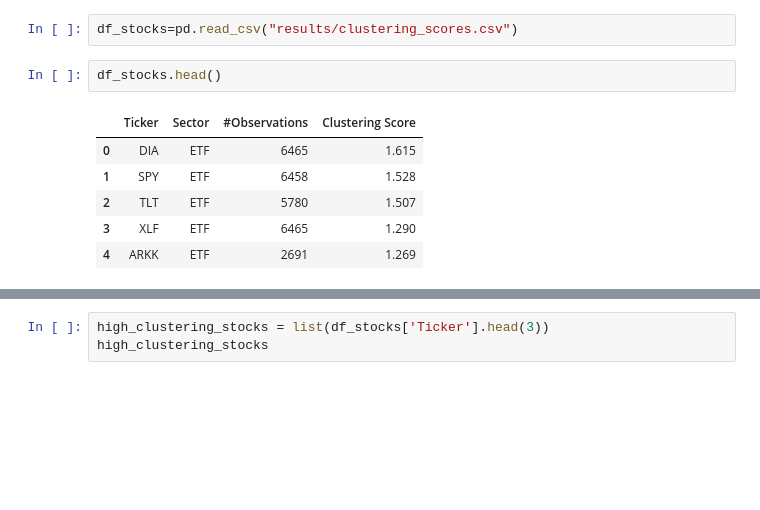
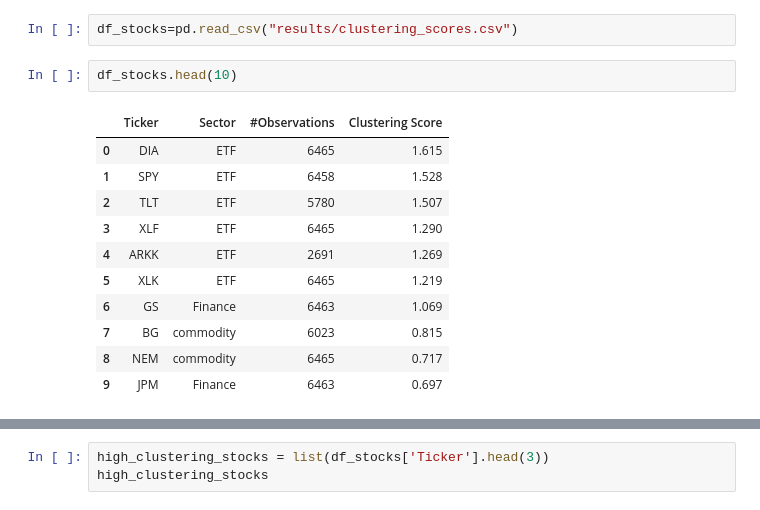
Before and after one commit to sushmita212/Stock_Volatility_Forecasting, a Jupyter notebook: GARCH_preliminary_tests.ipynb, the cells around one changed output, grey strips where cells are left out. Saved outputs shown, nothing was run; the diff lists cells and outputs as text; blank space fills up the shorter version.

```diff
--- a/GARCH_preliminary_tests.ipynb
+++ b/GARCH_preliminary_tests.ipynb
@@ -17,11 +20,16 @@ con = sqlite3.connect("stock_data.db", check_same_thread=False)
 # %%
 df_stocks=pd.read_csv("results/clustering_scores.csv")
 # %%
-df_stocks.head()
+df_stocks.head(10)
 # %% [output]
 |  | Ticker | Sector | #Observations | Clustering Score |
 | 0 | DIA | ETF | 6465 | 1.615 |
 | 1 | SPY | ETF | 6458 | 1.528 |
 | 2 | TLT | ETF | 5780 | 1.507 |
 | 3 | XLF | ETF | 6465 | 1.290 |
 | 4 | ARKK | ETF | 2691 | 1.269 |
+| 5 | XLK | ETF | 6465 | 1.219 |
+| 6 | GS | Finance | 6463 | 1.069 |
+| 7 | BG | commodity | 6023 | 0.815 |
+| 8 | NEM | commodity | 6465 | 0.717 |
+| 9 | JPM | Finance | 6463 | 0.697 |
```
Also changed, not shown: parts of 48 cells of this notebook, 2 other files.
